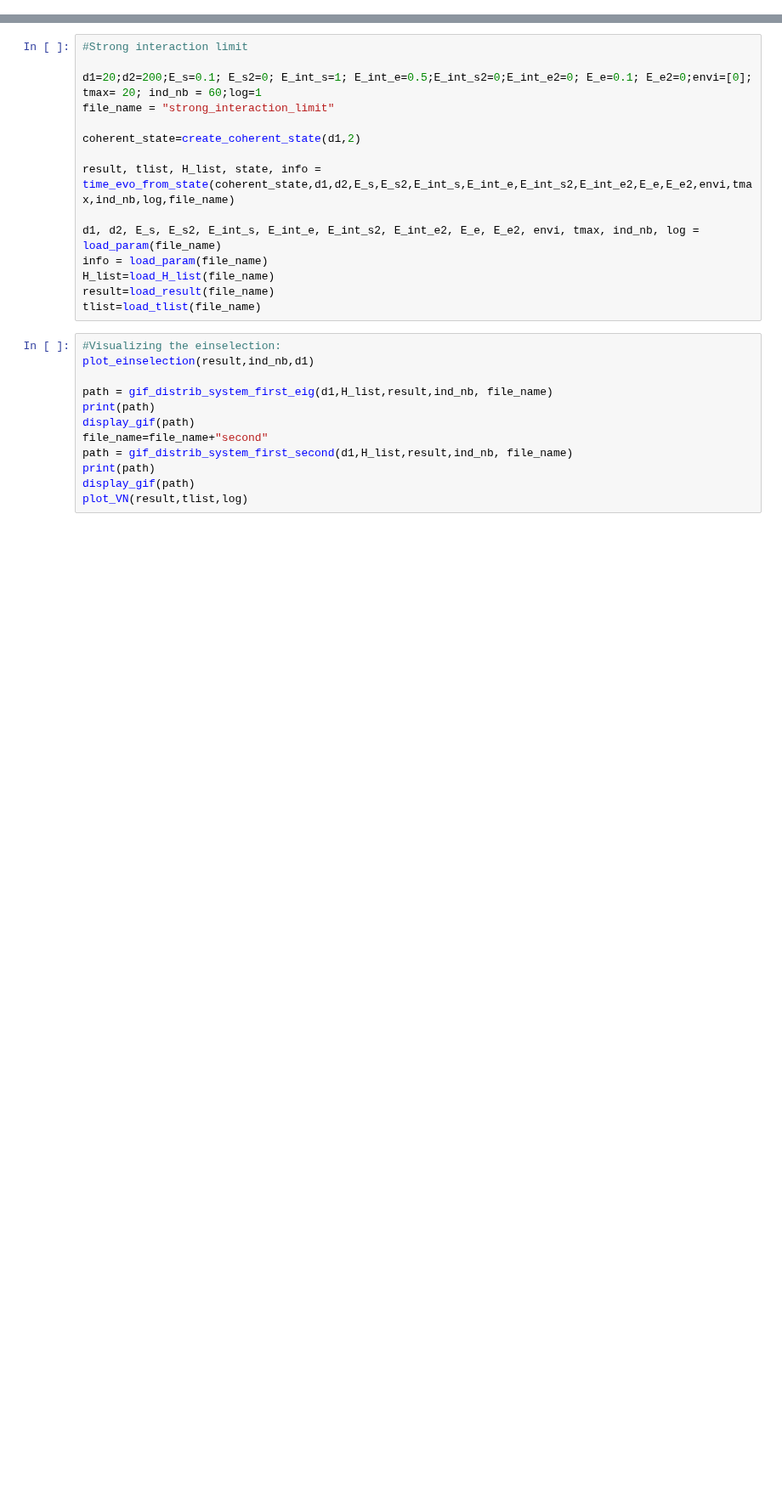
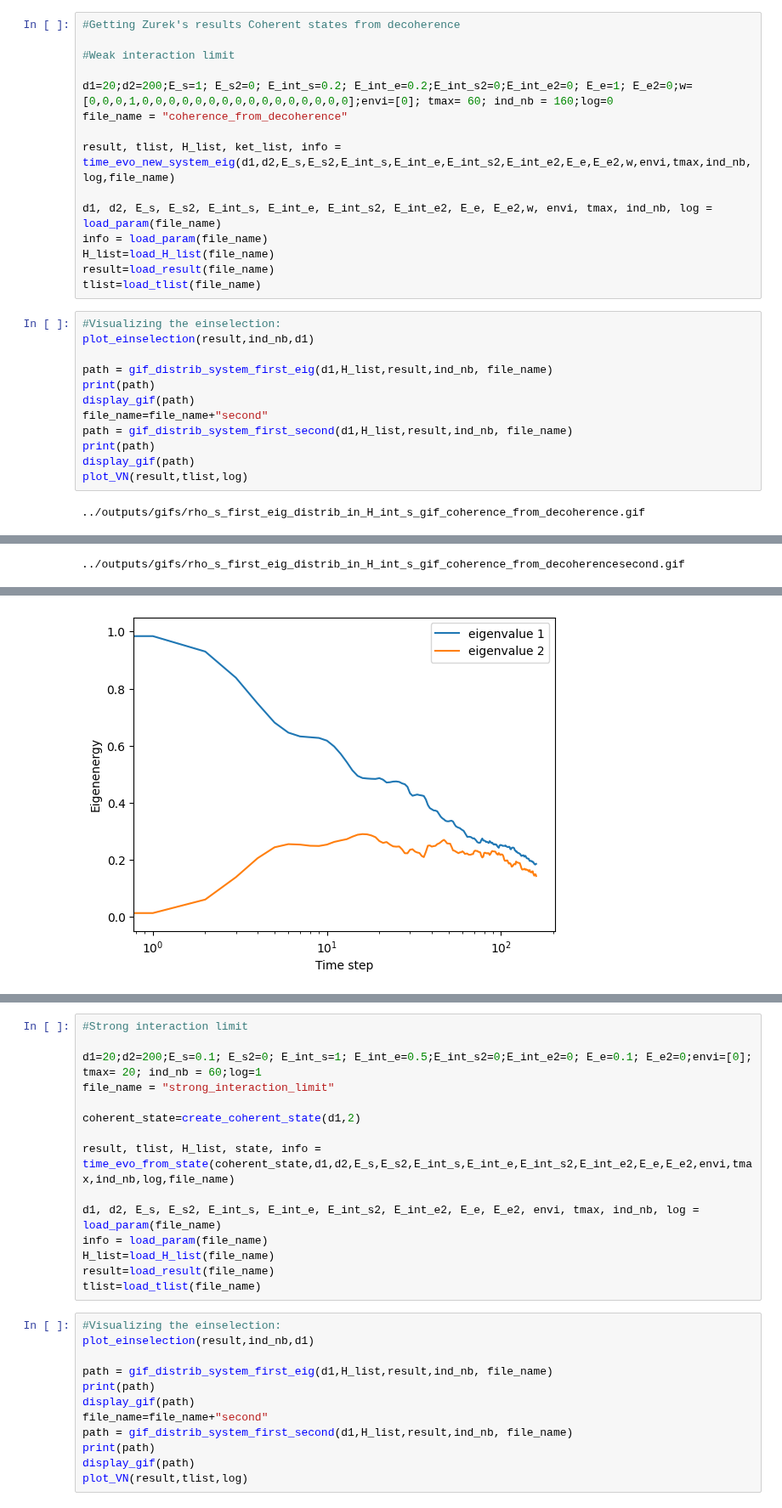
Before and after one commit to MarinAndreGirard/ACL, a Jupyter notebook: Working/ACL_limits_simulations.ipynb, the cells around one changed output, grey strips where cells are left out. Shown at 85% size. Drawn from its saved outputs; the diff is of its cells as text; blank space fills up the shorter version.

Commit message:
addded getting coherence from decoherence simulation from zurek... Did some work in temp

```diff
--- a/Working/ACL_limits_simulations.ipynb
+++ b/Working/ACL_limits_simulations.ipynb
@@ -61,3 +62,32 @@ from utils.overlap import gif_schmidt_overlap
 from utils.interference import interference_plot
 from utils.expectations import exp_val_time
 from utils.plot_hamiltonians import plot_hamiltonians
+# %%
+#Getting Zurek's results Coherent states from decoherence
+
+#Weak interaction limit
+
+d1=20;d2=200;E_s=1; E_s2=0; E_int_s=0.2; E_int_e=0.2;E_int_s2=0;E_int_e2=0; E_e=1; E_e2=0;w=[0,0,0,1,0,0,0,0,0,0,0,0,0,0,0,0,0,0,0,0];envi=[0]; tmax= 60; ind_nb = 160;log=0
+file_name = "coherence_from_decoherence"
+
+result, tlist, H_list, ket_list, info = time_evo_new_system_eig(d1,d2,E_s,E_s2,E_int_s,E_int_e,E_int_s2,E_int_e2,E_e,E_e2,w,envi,tmax,ind_nb,log,file_name)
+
+d1, d2, E_s, E_s2, E_int_s, E_int_e, E_int_s2, E_int_e2, E_e, E_e2,w, envi, tmax, ind_nb, log = load_param(file_name)
+info = load_param(file_name)
+H_list=load_H_list(file_name)
+result=load_result(file_name)
+tlist=load_tlist(file_name)
+# %%
+#Visualizing the einselection:
+plot_einselection(result,ind_nb,d1)
+
+path = gif_distrib_system_first_eig(d1,H_list,result,ind_nb, file_name)
+print(path)
+display_gif(path)
+file_name=file_name+"second"
+path = gif_distrib_system_first_second(d1,H_list,result,ind_nb, file_name)
+print(path)
+display_gif(path)
+plot_VN(result,tlist,log)
+# %% [output]
+../outputs/gifs/rho_s_first_eig_distrib_in_H_int_s_gif_coherence_from_decoherence.gif
@@ -63,0 +95 @@ from utils.plot_hamiltonians import plot_hamiltonians
+../outputs/gifs/rho_s_first_eig_distrib_in_H_int_s_gif_coherence_from_decoherencesecond.gif
@@ -63,0 +97 @@ from utils.plot_hamiltonians import plot_hamiltonians
+[figure, added]
```
Also changed, not shown: parts of 2 cells of this notebook, 15 other files.
